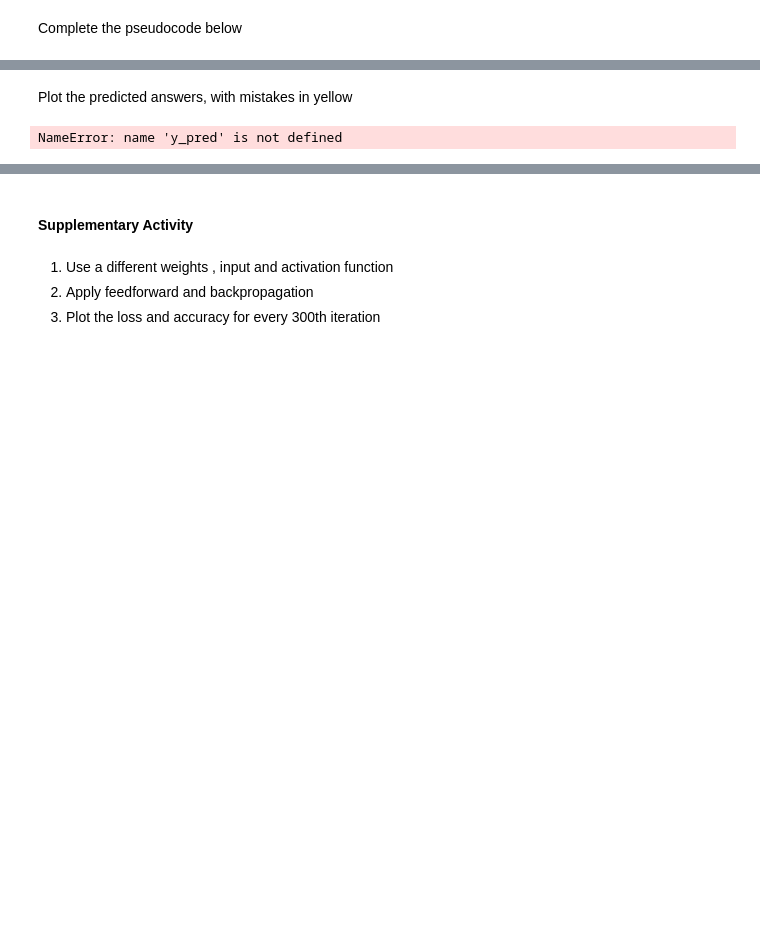
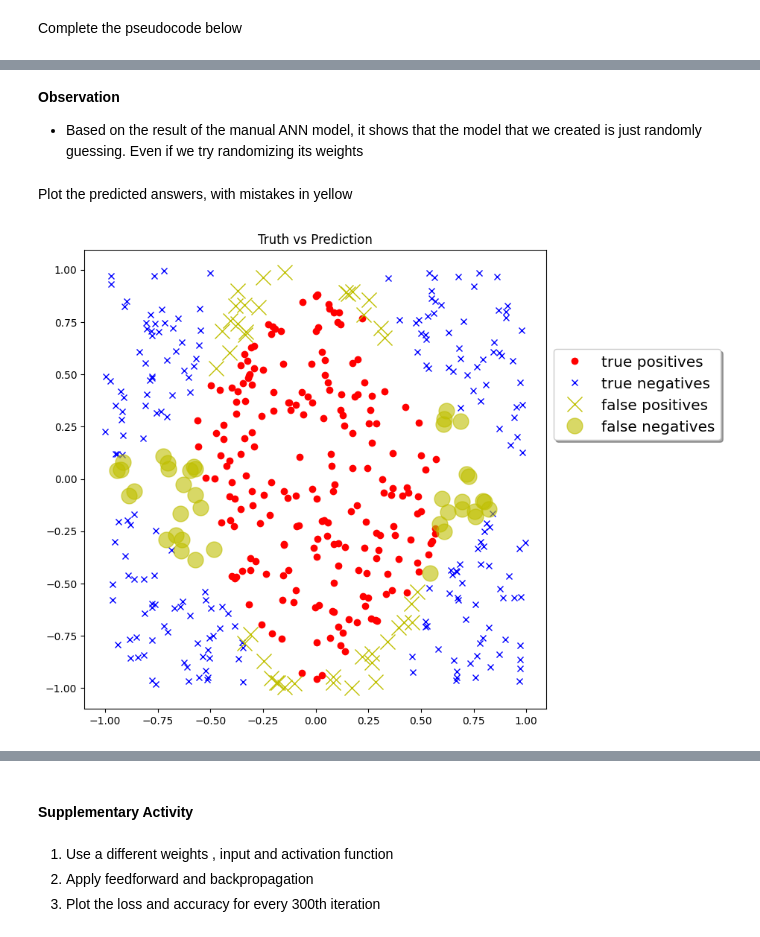
Before and after one commit to KurtGabrielAnduque/CPE-313, a Jupyter notebook: Activity2.1_ANDUQUE.ipynb, the cells around one changed output, grey strips where cells are left out. Cells and saved outputs as stored; diff of their text form; code cells hidden in the pictures; blank space fills up the shorter version.

```diff
--- a/Activity2.1_ANDUQUE.ipynb
+++ b/Activity2.1_ANDUQUE.ipynb
@@ -636,17 +678,20 @@ plot_loss_accuracy(loss_vals, accuracies)
+# %% [markdown]
+<b>Observation</b>
+- Based on the result of the manual ANN model, it shows that the model that we created is just randomly guessing. Even if we try randomizing its weights
 # %% [markdown]
 Plot the predicted answers, with mistakes in yellow
 # %%
-pred1 = (y_pred>=.5)
-pred0 = (y_pred<.5)
+pred1 = (y_pred>=.5).flatten()
+pred0 = (y_pred<.5).flatten()
 
 fig, ax = plt.subplots(figsize=(8, 8))
 # true predictions
 ax.plot(x_mat[pred1 & (y==1),0],x_mat[pred1 & (y==1),1], 'ro', label='true positives')
 ax.plot(x_mat[pred0 & (y==0),0],x_mat[pred0 & (y==0),1], 'bx', label='true negatives')
 # false predictions
 ax.plot(x_mat[pred1 & (y==0),0],x_mat[pred1 & (y==0),1], 'yx', label='false positives', markersize=15)
 ax.plot(x_mat[pred0 & (y==1),0],x_mat[pred0 & (y==1),1], 'yo', label='false negatives', markersize=15, alpha=.6)
 ax.set(title='Truth vs Prediction')
 ax.legend(bbox_to_anchor=(1, 0.8), fancybox=True, shadow=True, fontsize='x-large');
 # %% [output]
-NameError: name 'y_pred' is not defined
+[figure, added]
```
Also changed, not shown: parts of 61 cells of this notebook.
